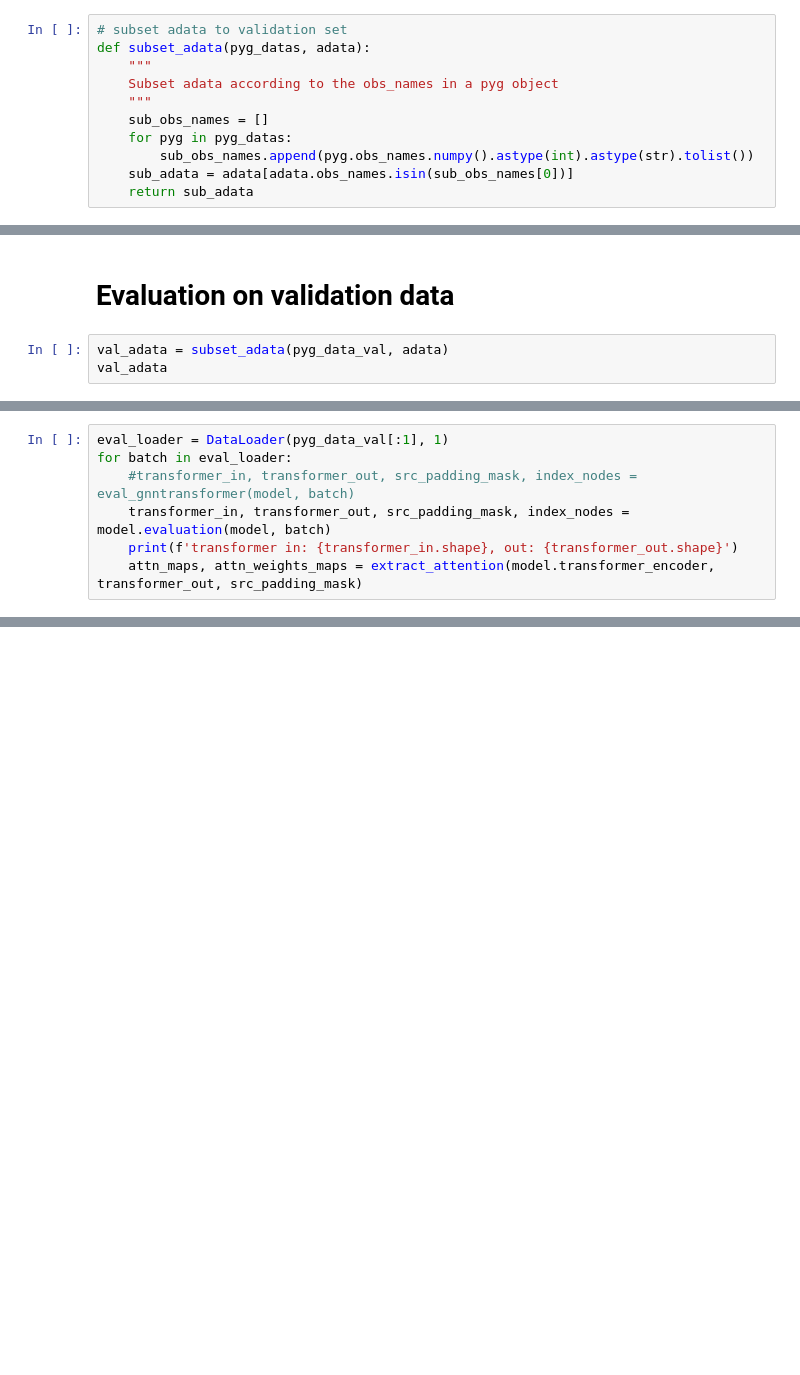
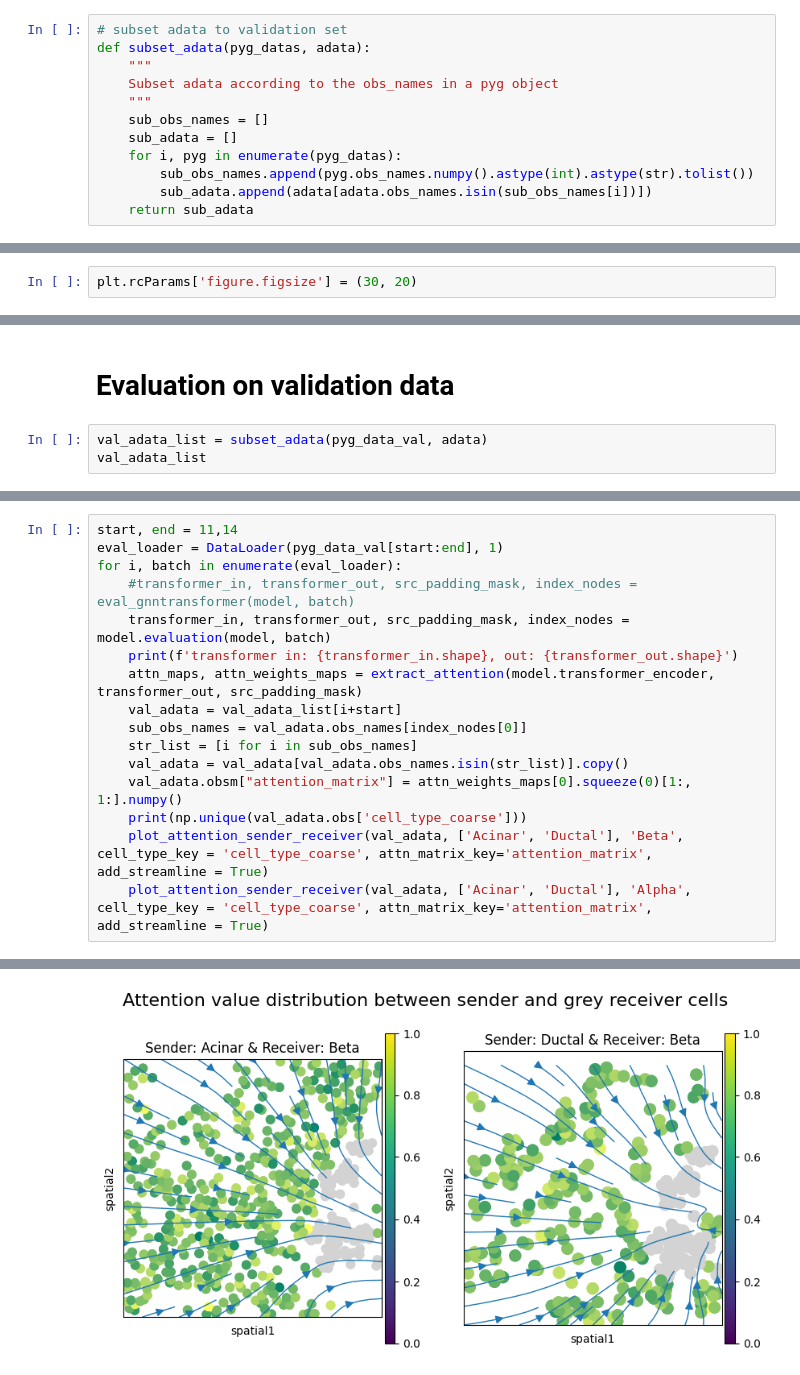
Before and after one commit to theislab/interscale, a Jupyter notebook: docs/notebooks/evaluation_pancreas.ipynb, the cells around one changed output, grey strips where cells are left out. Cells and saved outputs as stored; diff of their text form; blank space fills up the shorter version.

Commit message:
attention value velocity

```diff
--- a/docs/notebooks/evaluation_pancreas.ipynb
+++ b/docs/notebooks/evaluation_pancreas.ipynb
@@ -44,12 +44,15 @@ def subset_adata(pyg_datas, adata):
     Subset adata according to the obs_names in a pyg object
     """
     sub_obs_names = []
-    for pyg in pyg_datas:
+    sub_adata = []
+    for i, pyg in enumerate(pyg_datas):
         sub_obs_names.append(pyg.obs_names.numpy().astype(int).astype(str).tolist())
-    sub_adata = adata[adata.obs_names.isin(sub_obs_names[0])]
+        sub_adata.append(adata[adata.obs_names.isin(sub_obs_names[i])])
     return sub_adata
 # %% [markdown]
 # Global parameters
+# %%
+plt.rcParams['figure.figsize'] = (30, 20)
 # %%
 artifact_dir = '/home/icb/francesca.drummer/1-Projects/GT-long-range-niches/docs/notebooks/artifacts'
 cfg_path = Path(CFG_FILES, 'pancreas_gnntrans_graph_condition.yaml')
@@ -90,6 +93,6 @@ AnnData object with n_obs × n_vars = 108711 × 979
 # %% [markdown]
 # Evaluation on validation data
 # %%
-val_adata = subset_adata(pyg_data_val, adata)
-val_adata
+val_adata_list = subset_adata(pyg_data_val, adata)
+val_adata_list
 # %% [output]
@@ -102,8 +116,17 @@ View of AnnData object with n_obs × n_vars = 561 × 979
 # %%
-eval_loader = DataLoader(pyg_data_val[:1], 1)
-for batch in eval_loader:
+start, end = 11,14
+eval_loader = DataLoader(pyg_data_val[start:end], 1)
+for i, batch in enumerate(eval_loader):
     #transformer_in, transformer_out, src_padding_mask, index_nodes = eval_gnntransformer(model, batch)
     transformer_in, transformer_out, src_padding_mask, index_nodes = model.evaluation(model, batch)
     print(f'transformer in: {transformer_in.shape}, out: {transformer_out.shape}')
     attn_maps, attn_weights_maps = extract_attention(model.transformer_encoder, transformer_out, src_padding_mask)
+    val_adata = val_adata_list[i+start]
+    sub_obs_names = val_adata.obs_names[index_nodes[0]]
+    str_list = [i for i in sub_obs_names]
+    val_adata = val_adata[val_adata.obs_names.isin(str_list)].copy()
+    val_adata.obsm["attention_matrix"] = attn_weights_maps[0].squeeze(0)[1:, 1:].numpy()
+    print(np.unique(val_adata.obs['cell_type_coarse']))
+    plot_attention_sender_receiver(val_adata, ['Acinar', 'Ductal'], 'Beta', cell_type_key = 'cell_type_coarse', attn_matrix_key='attention_matrix', add_streamline = True)
+    plot_attention_sender_receiver(val_adata, ['Acinar', 'Ductal'], 'Alpha', cell_type_key = 'cell_type_coarse', attn_matrix_key='attention_matrix', add_streamline = True)
 # %% [output]
@@ -110,0 +138 @@ transformer in: torch.Size([561, 1, 128]), out: torch.Size([562, 1, 128])
+[figure, added]
```
Also changed, not shown: parts of 9 cells of this notebook, 2 other files.
